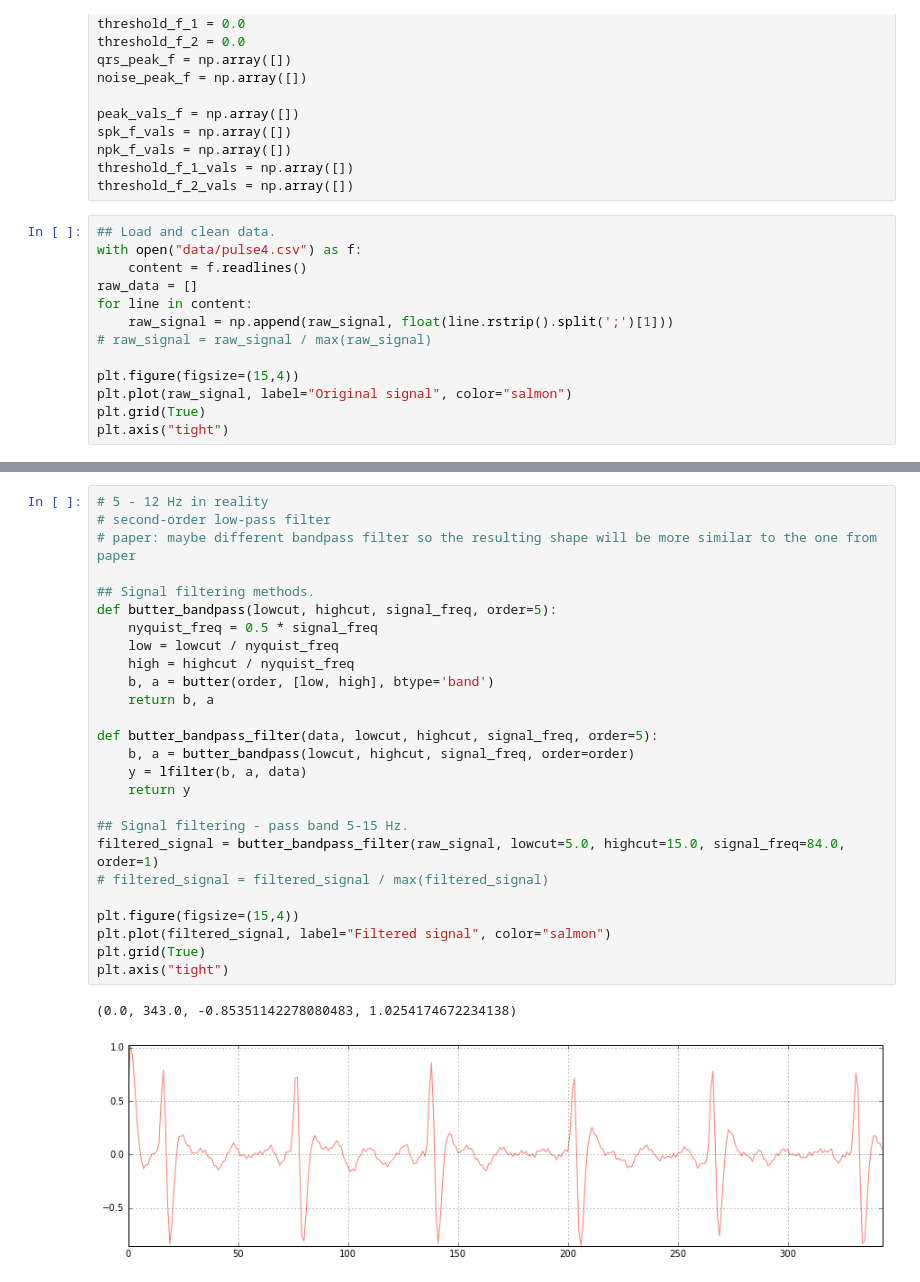
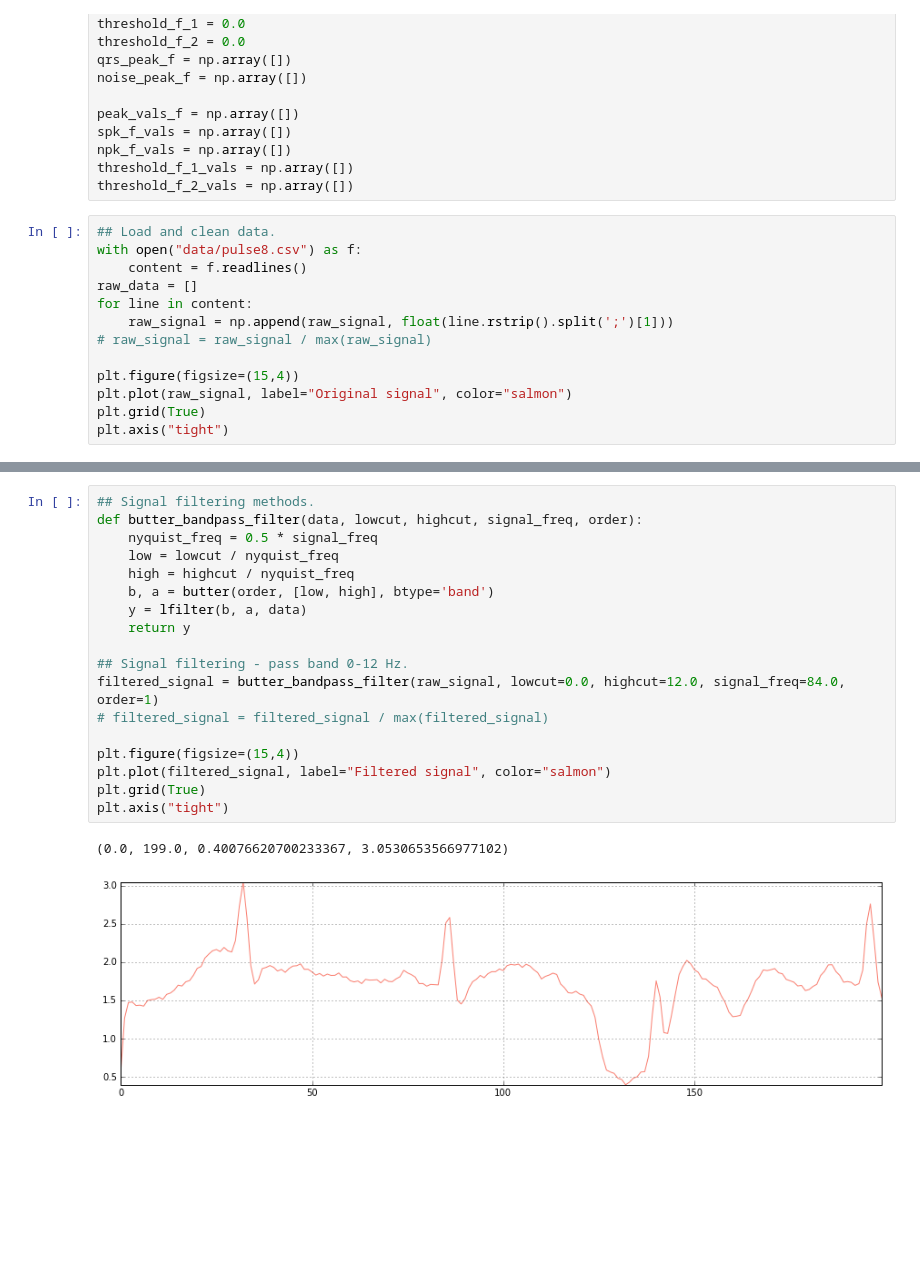
Before and after one commit to c-labpl/qrs_detector, a Jupyter notebook: QRSDetectorOffline.ipynb, the cells around one changed output, grey strips where cells are left out. Drawn from its saved outputs; the diff is of its cells as text; blank space fills up the shorter version.

Commit message:
Tuned ECG signal bandpass filter.

```diff
--- a/QRSDetectorOffline.ipynb
+++ b/QRSDetectorOffline.ipynb
@@ -63,7 +63,7 @@ threshold_f_1_vals = np.array([])
 threshold_f_2_vals = np.array([])
 # %%
 ## Load and clean data.
-with open("data/pulse4.csv") as f:
+with open("data/pulse8.csv") as f:
     content = f.readlines()
 raw_data = []
 for line in content:
@@ -80,30 +80,22 @@ plt.axis("tight")
 # %%
-# 5 - 12 Hz in reality
-# second-order low-pass filter
-# paper: maybe different bandpass filter so the resulting shape will be more similar to the one from paper
-
 ## Signal filtering methods.
-def butter_bandpass(lowcut, highcut, signal_freq, order=5):
+def butter_bandpass_filter(data, lowcut, highcut, signal_freq, order):
     nyquist_freq = 0.5 * signal_freq
     low = lowcut / nyquist_freq
     high = highcut / nyquist_freq
     b, a = butter(order, [low, high], btype='band')
-    return b, a
-
-def butter_bandpass_filter(data, lowcut, highcut, signal_freq, order=5):
-    b, a = butter_bandpass(lowcut, highcut, signal_freq, order=order)
     y = lfilter(b, a, data)
     return y
 
-## Signal filtering - pass band 5-15 Hz.
-filtered_signal = butter_bandpass_filter(raw_signal, lowcut=5.0, highcut=15.0, signal_freq=84.0, order=1)
+## Signal filtering - pass band 0-12 Hz.
+filtered_signal = butter_bandpass_filter(raw_signal, lowcut=0.0, highcut=12.0, signal_freq=84.0, order=1)
 # filtered_signal = filtered_signal / max(filtered_signal)
 
 plt.figure(figsize=(15,4))
 plt.plot(filtered_signal, label="Filtered signal", color="salmon")
 plt.grid(True)
 plt.axis("tight")
 # %% [output]
-(0.0, 343.0, -0.85351142278080483, 1.0254174672234138)
+(0.0, 199.0, 0.40076620700233367, 3.0530653566977102)
-[figure, old version]
+[figure, new version]
 # %%
```
Also changed, not shown: parts of 8 cells of this notebook.
